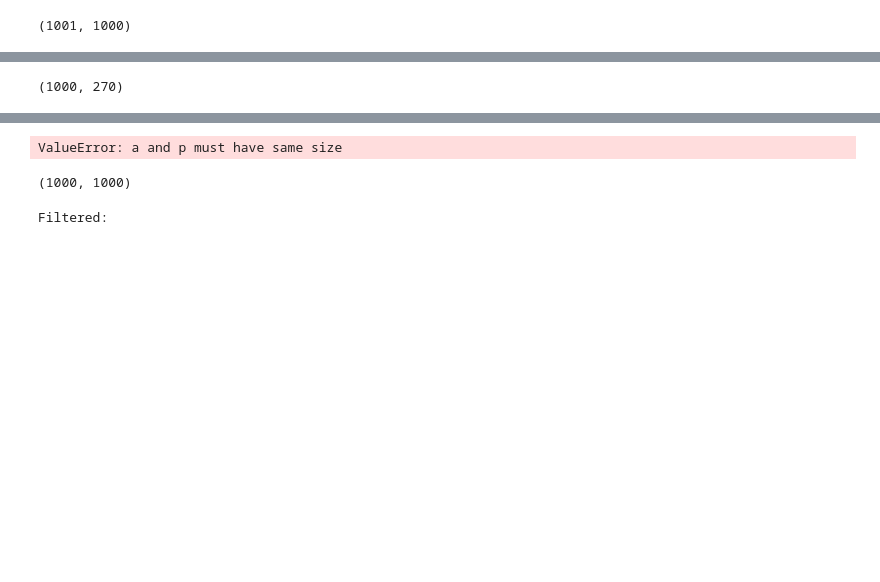
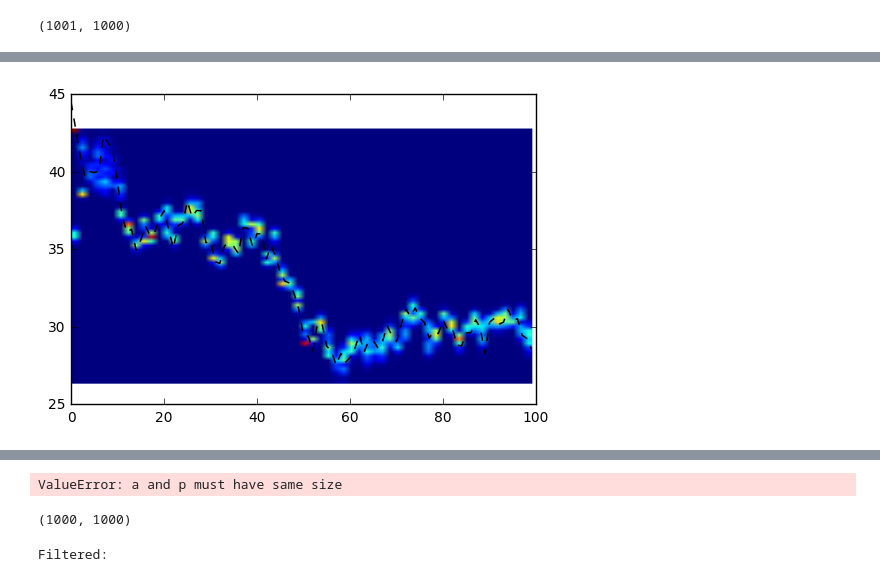
Before and after one commit to npetrenko/ParticleFilter, a Jupyter notebook: ParticleFilter_theano_traj_sample_optim.ipynb, the cells around one changed output, grey strips where cells are left out. Saved outputs shown, nothing was run; the diff lists cells and outputs as text; code cells hidden in the pictures; blank space fills up the shorter version.

```diff
--- a/ParticleFilter_theano_traj_sample_optim.ipynb
+++ b/ParticleFilter_theano_traj_sample_optim.ipynb
@@ -121,4 +122,0 @@ Wall time: 30.7 s
-# %%
-smoothed.shape
-# %% [output]
-(1000, 270)
@@ -124,0 +128,10 @@ smoothed.shape
+# %%
+heatmap, xedges, yedges = np.histogram2d(x=prep[:,0], y=prep[:,1], bins=60)
+extent = [xedges[0], xedges[-1], yedges[0], yedges[-1]]
+
+plt.imshow(heatmap.T, extent=extent, origin='lower', aspect='auto')
+
+plt.plot(latent[-101:-1], color='black', lw=1.1, linestyle='dashed')
+plt.show()
+# %% [output]
+[figure, added]
```
Also changed, not shown: parts of 18 cells of this notebook.
